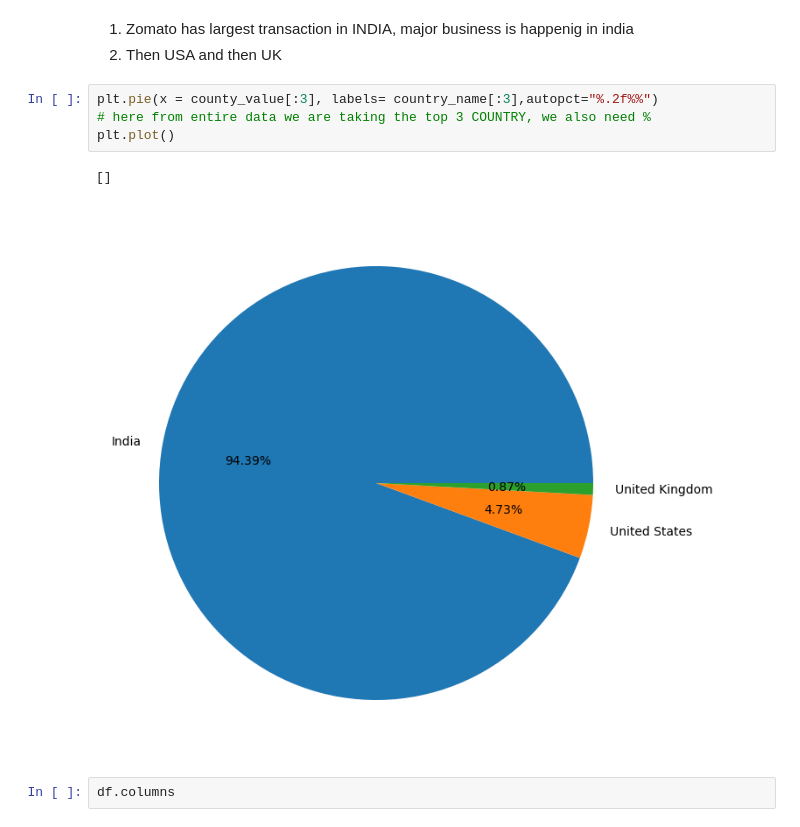
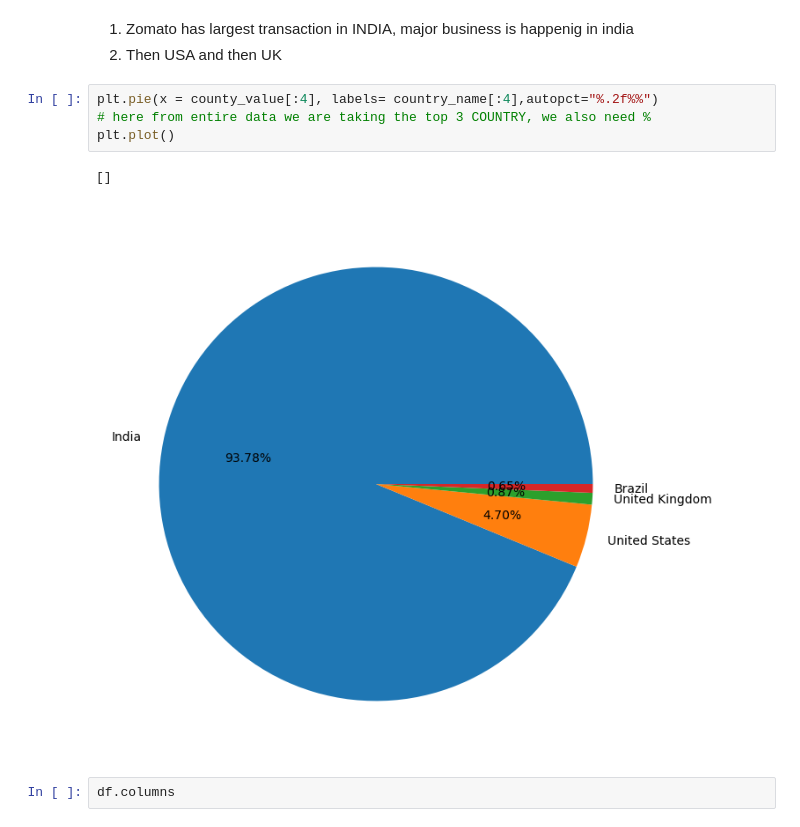
Before and after one commit to hsnaidu/DS_L, a Jupyter notebook: EDA/zomato.ipynb, the cells around one changed output. Saved outputs shown, nothing was run; the diff lists cells and outputs as text.

```diff
--- a/EDA/zomato.ipynb
+++ b/EDA/zomato.ipynb
@@ -195,12 +194,12 @@ Index(['India', 'United States', 'United Kingdom', 'Brazil', 'UAE',
 1. Zomato has largest transaction in INDIA, major business is happenig in india
 2. Then USA and then UK
 # %%
-plt.pie(x = county_value[:3], labels= country_name[:3],autopct="%.2f%%")
+plt.pie(x = county_value[:4], labels= country_name[:4],autopct="%.2f%%")
 # here from entire data we are taking the top 3 COUNTRY, we also need %
 plt.plot()
 # %% [output]
 []
-[figure, old version]
+[figure, new version]
 # %%
 df.columns
 # %% [output]
```
Also changed, not shown: parts of 4 cells of this notebook, 3 other files.
